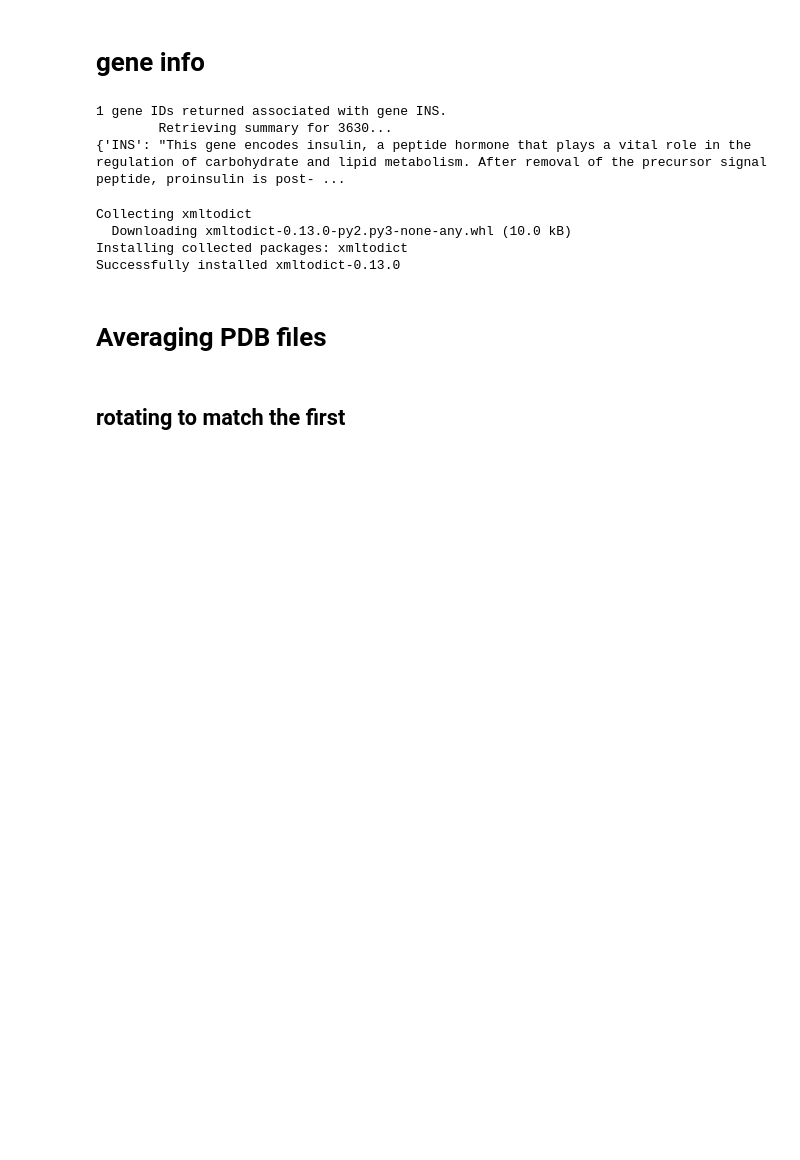
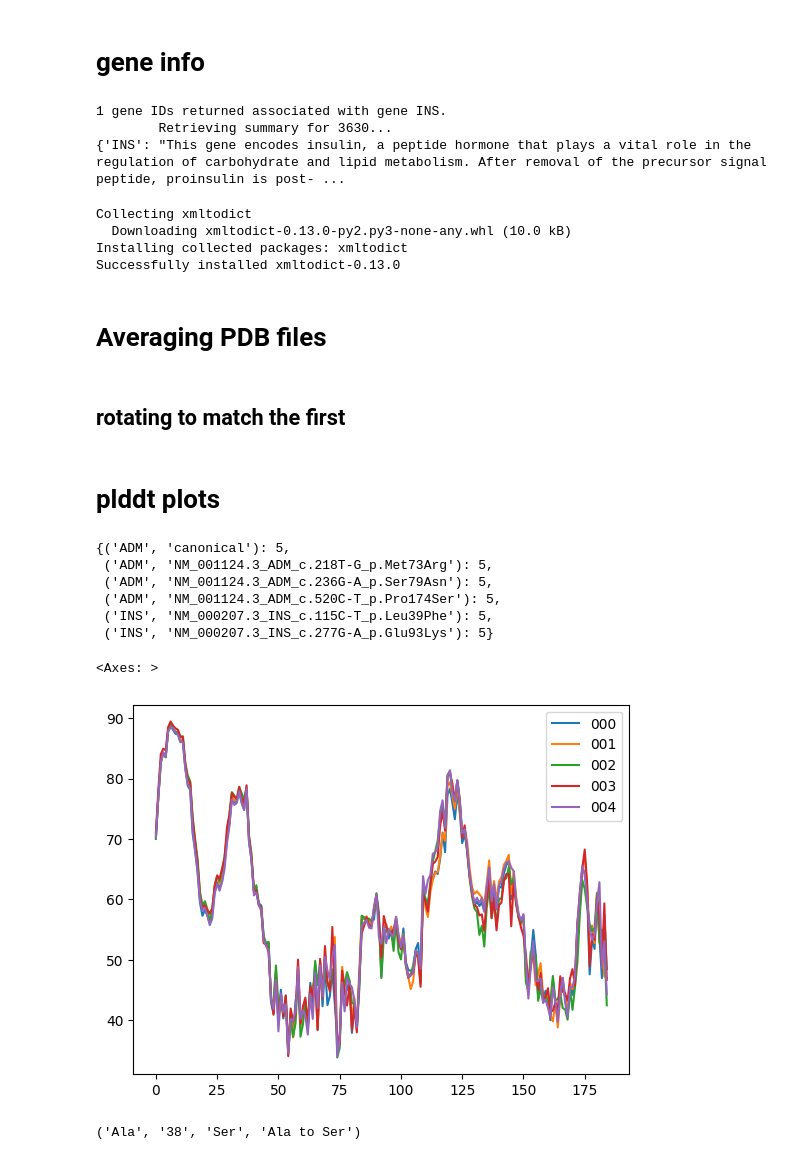
Before and after one commit to DrAnomalocaris/AlphaMut, a Jupyter notebook: playground.ipynb, the cells around one changed output. Saved outputs shown, nothing was run; the diff lists cells and outputs as text; code cells hidden in the pictures; blank space fills up the shorter version.

Commit message:
Working on some plots

```diff
--- a/playground.ipynb
+++ b/playground.ipynb
@@ -510,3 +510,40 @@ for col in ["x_coord", "y_coord", "z_coord","b_factor"]:
 pdb = PandasPdb().read_pdb(pdbFiles[0])
 pdb.df["ATOM"] = new
 pdb.to_pdb('test.pdb')
+# %% [markdown]
+# plddt plots
+# %%
+from glob import glob
+import re
+pattern = r'output\\(?P<gene>[^\\]+)\\(?P<allele>[^\\]+)\\isoform_scores_rank_001_alphafold2_ptm_model_1_seed_(?P<seed>\d+)\.json'
+
+
+paths = {}
+for path in glob("output/*/*/isoform_scores_rank_001_alphafold2_ptm_model_1_seed_*.json"):
+    match = re.search(pattern, path)
+    if match:
+        gene,allele,seed = match.group('gene'), match.group('allele'), match.group('seed')
+        if not (gene,allele) in paths:
+            paths[(gene,allele)] = []
+        paths[(gene,allele)].append(seed)
+{k:len(v) for k,v in paths.items() if len(v) >= 5}
+# %% [output]
+{('ADM', 'canonical'): 5,
+ ('ADM', 'NM_001124.3_ADM_c.218T-G_p.Met73Arg'): 5,
+ ('ADM', 'NM_001124.3_ADM_c.236G-A_p.Ser79Asn'): 5,
+ ('ADM', 'NM_001124.3_ADM_c.520C-T_p.Pro174Ser'): 5,
+ ('INS', 'NM_000207.3_INS_c.115C-T_p.Leu39Phe'): 5,
+ ('INS', 'NM_000207.3_INS_c.277G-A_p.Glu93Lys'): 5}
+# %%
+import json
+import pandas as pd
+gene = "ADM"
+allele = "canonical"
+metric = "plddt"
+seeds = paths[(gene,allele)]
+
+df = pd.DataFrame({i:json.loads(open(f"output/{gene}/{allele}/isoform_scores_rank_001_alphafold2_ptm_model_1_seed_{i}.json").read())[metric] for i in seeds})
+df.plot()
+# %% [output]
+<Axes: >
+[figure, added]
@@ -512,0 +647,13 @@ pdb.to_pdb('test.pdb')
+# %%
+# Use regex to extract the mutation position and amino acid change if present
+mutation_match = re.search(r'p\.([A-Za-z]+)(\d+)([A-Za-z]+)', allele)
+
+mutation_position = None
+mutation_annotation = None
+if mutation_match:
+    original_aa, position, mutated_aa = mutation_match.groups()
+    mutation_position = int(position)  # Mutation position as an integer
+    mutation_annotation = f"{(original_aa)} to {(mutated_aa)}"  # Formatted annotation
+original_aa, position, mutated_aa ,mutation_annotation
+# %% [output]
+('Ala', '38', 'Ser', 'Ala to Ser')
```
Also changed, not shown: parts of 1 cell of this notebook, 6 other files.
